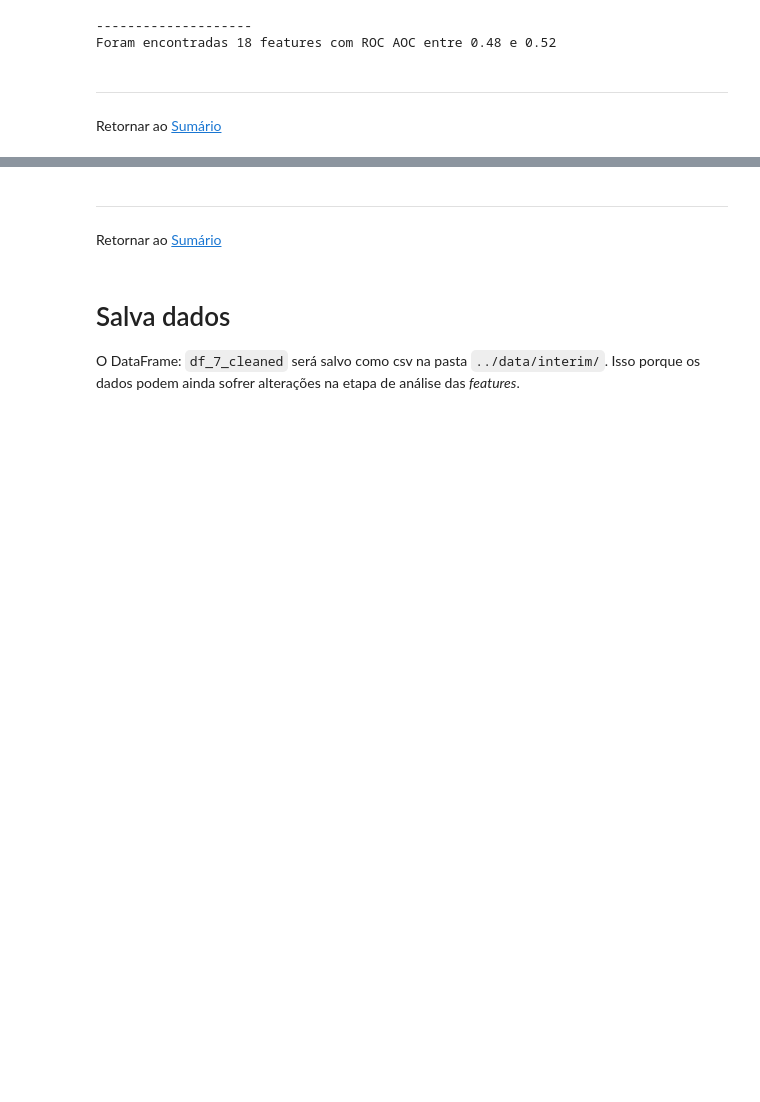
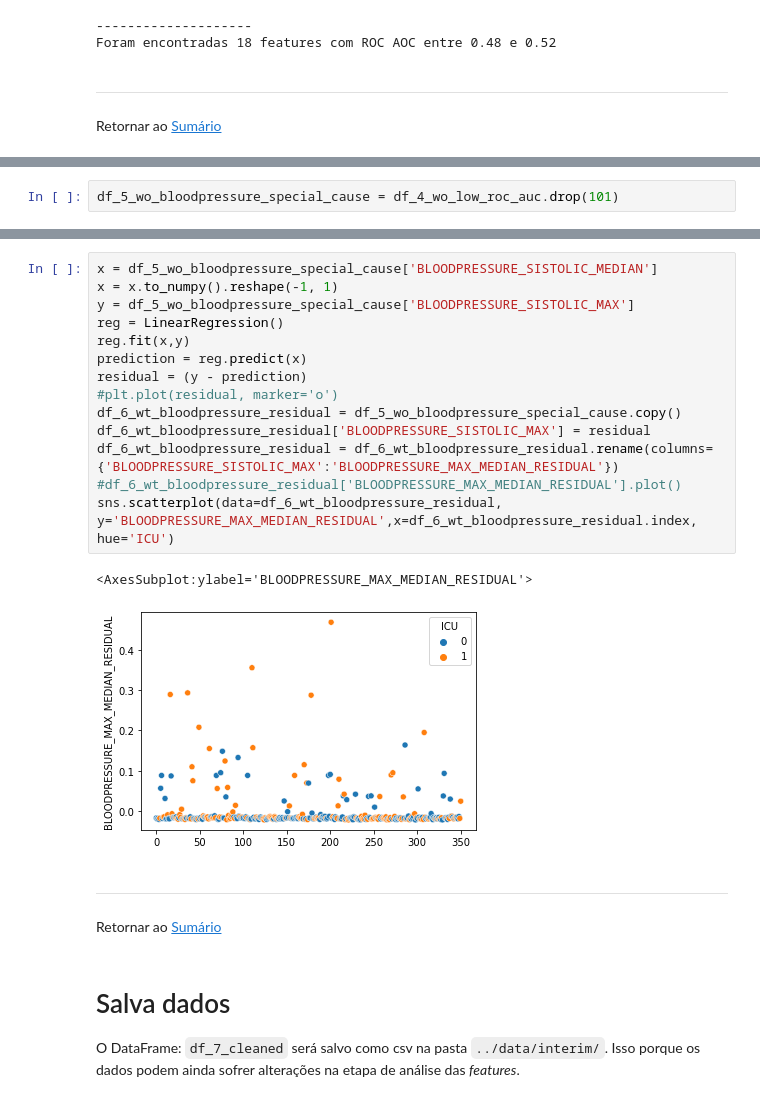
Before and after one commit to fdrigui/covid19_icu_admission_prediction, a Jupyter notebook: notebooks/3.0_feature_engineering.ipynb, the cells around one changed output, grey strips where cells are left out. Drawn from its saved outputs; the diff is of its cells as text; blank space fills up the shorter version.

```diff
--- a/notebooks/3.0_feature_engineering.ipynb
+++ b/notebooks/3.0_feature_engineering.ipynb
@@ -235,0 +260,2 @@ high_correlation_feature(df_4_wo_low_roc_auc)
+# %%
+df_5_wo_bloodpressure_special_cause = df_4_wo_low_roc_auc.drop(101)
@@ -236,3 +266,20 @@ high_correlation_feature(df_4_wo_low_roc_auc)
+# %%
+x = df_5_wo_bloodpressure_special_cause['BLOODPRESSURE_SISTOLIC_MEDIAN']
+x = x.to_numpy().reshape(-1, 1)
+y = df_5_wo_bloodpressure_special_cause['BLOODPRESSURE_SISTOLIC_MAX']
+reg = LinearRegression()
+reg.fit(x,y)
+prediction = reg.predict(x)
+residual = (y - prediction)
+#plt.plot(residual, marker='o')
+df_6_wt_bloodpressure_residual = df_5_wo_bloodpressure_special_cause.copy()
+df_6_wt_bloodpressure_residual['BLOODPRESSURE_SISTOLIC_MAX'] = residual
+df_6_wt_bloodpressure_residual = df_6_wt_bloodpressure_residual.rename(columns={'BLOODPRESSURE_SISTOLIC_MAX':'BLOODPRESSURE_MAX_MEDIAN_RESIDUAL'})
+#df_6_wt_bloodpressure_residual['BLOODPRESSURE_MAX_MEDIAN_RESIDUAL'].plot()
+sns.scatterplot(data=df_6_wt_bloodpressure_residual, y='BLOODPRESSURE_MAX_MEDIAN_RESIDUAL',x=df_6_wt_bloodpressure_residual.index, hue='ICU')
+# %% [output]
+<AxesSubplot:ylabel='BLOODPRESSURE_MAX_MEDIAN_RESIDUAL'>
+[figure, added]
 # %% [markdown]
 -----------------
 Retornar ao [Sumário](#sumario)
```
Also changed, not shown: parts of 7 cells of this notebook, 4 other files.
